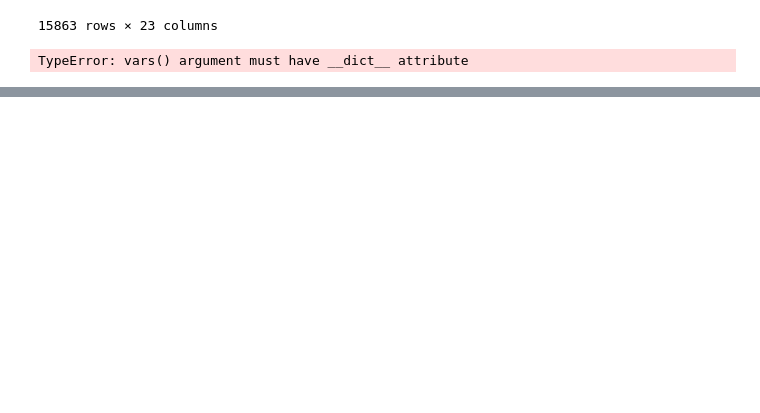
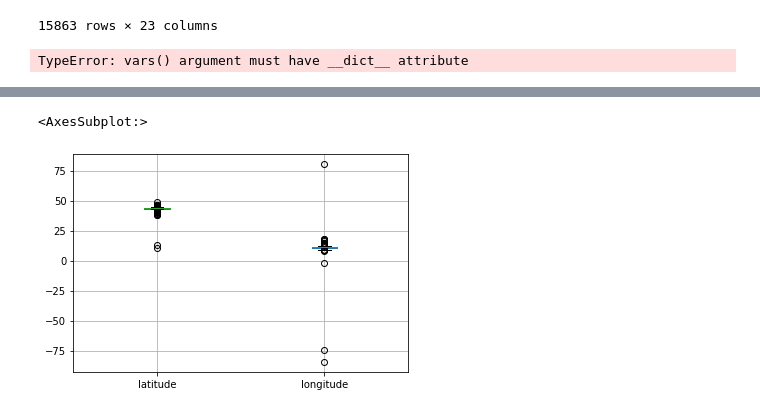
Before and after one commit to carloalbe/TripAdvisor-Tuscany-Restaurant-Social-Network-Analysis, a Jupyter notebook: data_collection/cleaning.ipynb, the cells around one changed output, grey strips where cells are left out. Saved outputs shown, nothing was run; the diff lists cells and outputs as text; code cells hidden in the pictures; blank space fills up the shorter version.

```diff
--- a/data_collection/cleaning.ipynb
+++ b/data_collection/cleaning.ipynb
@@ -264,0 +267,4 @@ TypeError: vars() argument must have __dict__ attribute
+# %%
+import pandas as pd
+df = pd.read_csv("data/tuscany.csv",index_col=0)
+df.head()
@@ -264,0 +299,5 @@ TypeError: vars() argument must have __dict__ attribute
+# %%
+df.boxplot(column=['latitude','longitude'])
+# %% [output]
+<AxesSubplot:>
+[figure, added]
```
Also changed, not shown: parts of 8 cells of this notebook, 18 other files.
